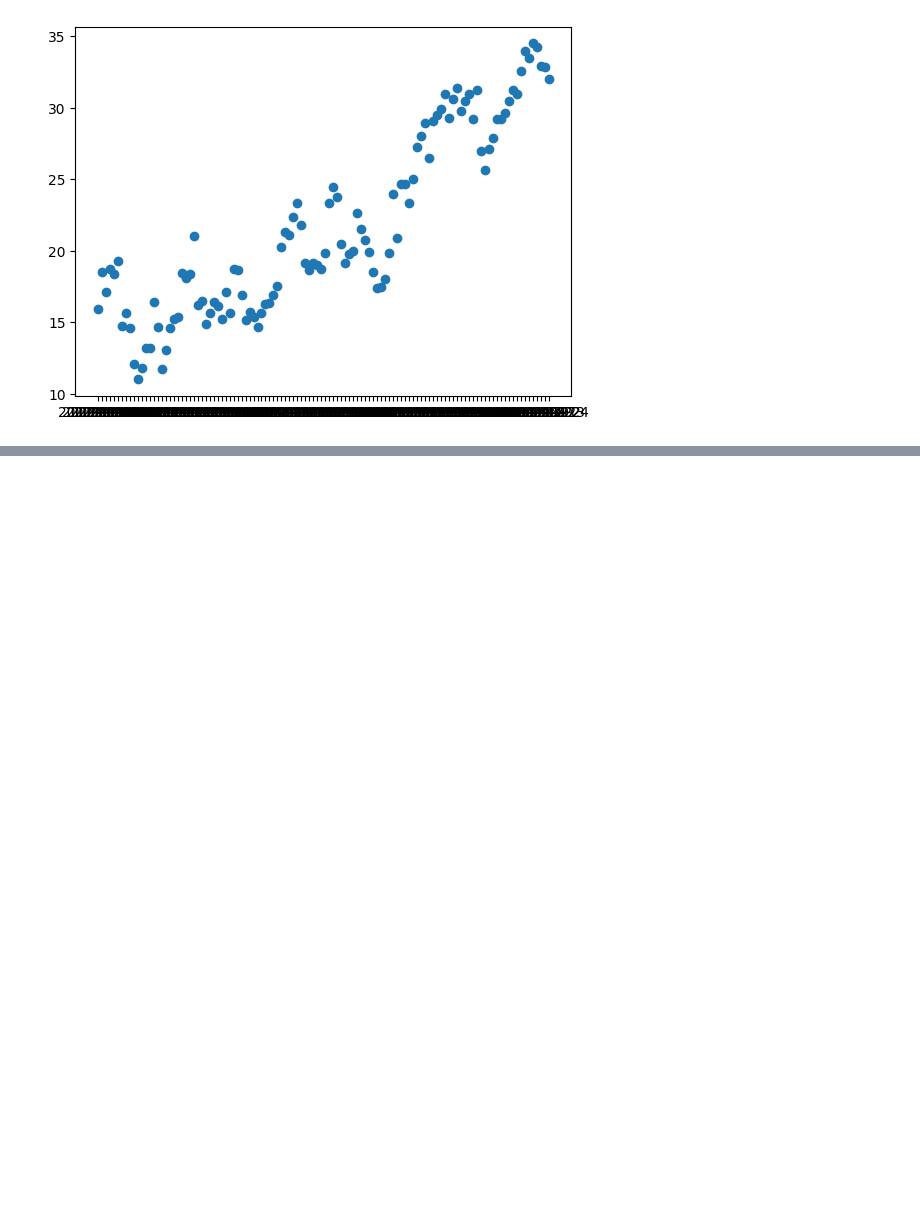
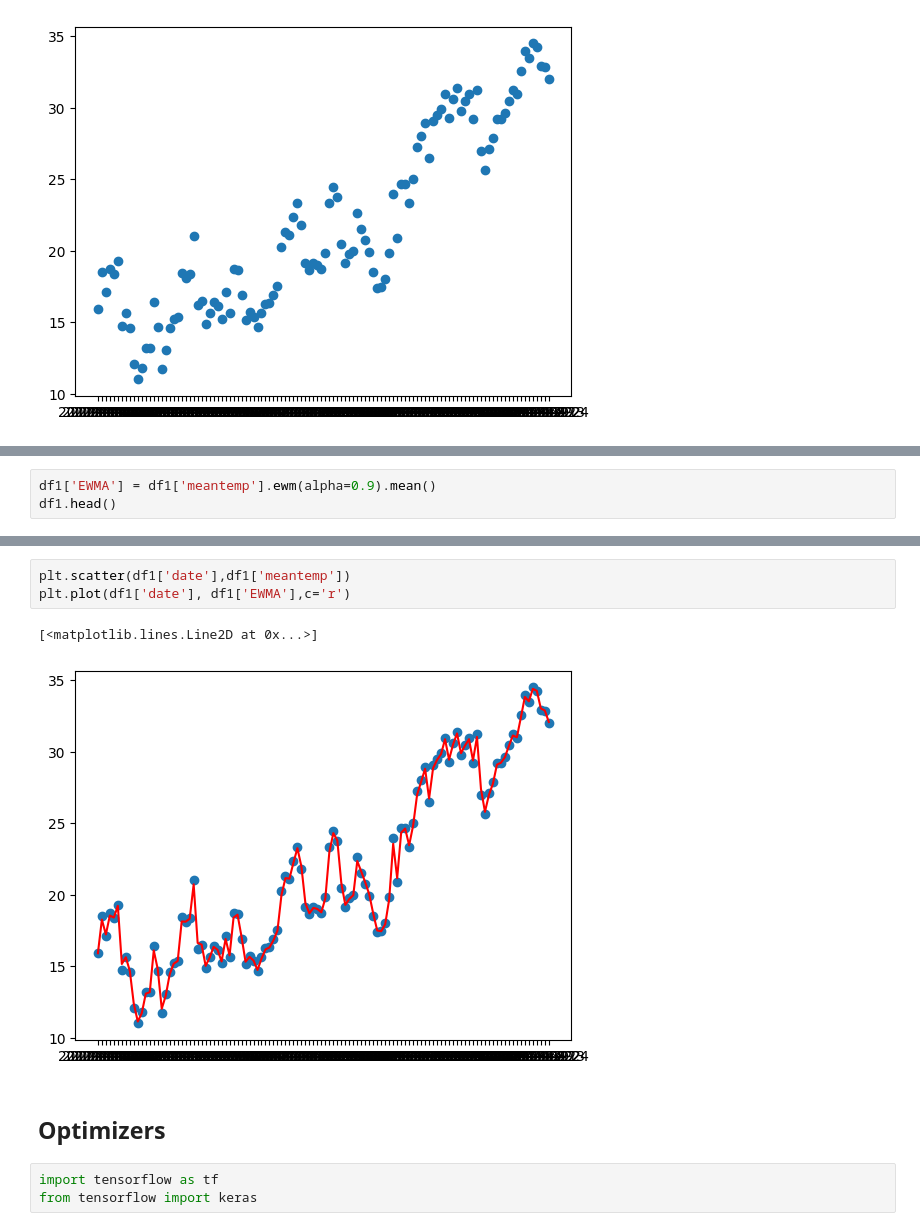
Before and after one commit to nomanmazharr/deeplearning, a Jupyter notebook: Optimizers.ipynb, the cells around one changed output, grey strips where cells are left out. Drawn from its saved outputs; the diff is of its cells as text; blank space fills up the shorter version.

```diff
--- a/Optimizers.ipynb
+++ b/Optimizers.ipynb
@@ -29,0 +34,3 @@ plt.scatter(df1['date'],df1['meantemp'])
+# %%
+df1['EWMA'] = df1['meantemp'].ewm(alpha=0.9).mean()
+df1.head()
@@ -29,0 +49,11 @@ plt.scatter(df1['date'],df1['meantemp'])
+# %%
+plt.scatter(df1['date'],df1['meantemp'])
+plt.plot(df1['date'], df1['EWMA'],c='r')
+# %% [output]
+[<matplotlib.lines.Line2D at 0x...>]
+[figure, added]
+# %% [markdown]
+## Optimizers
+# %%
+import tensorflow as tf
+from tensorflow import keras
```
Also changed, not shown: parts of 10 cells of this notebook.
